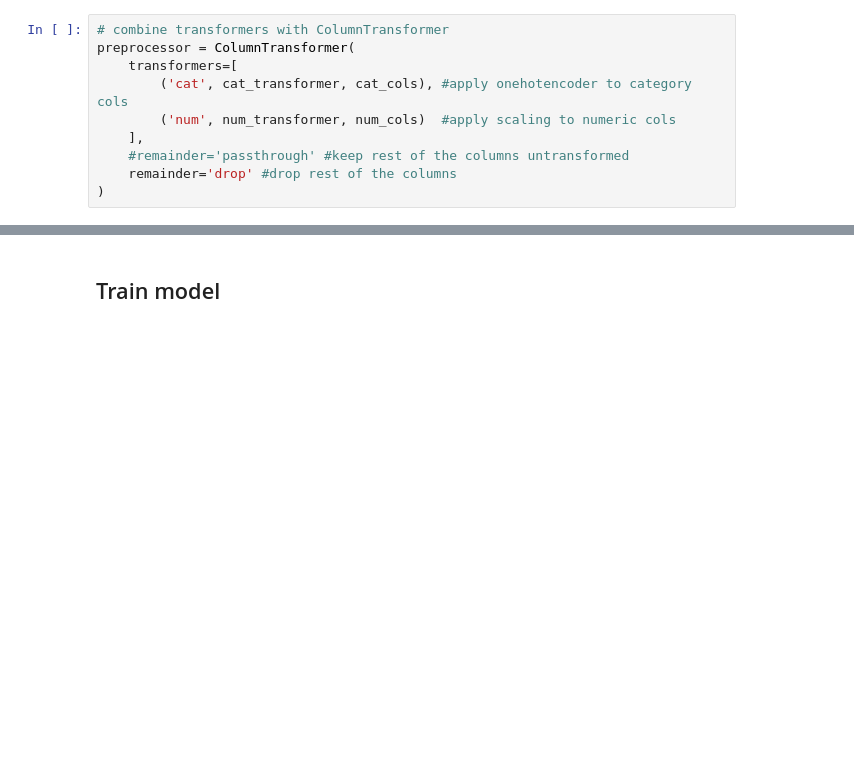
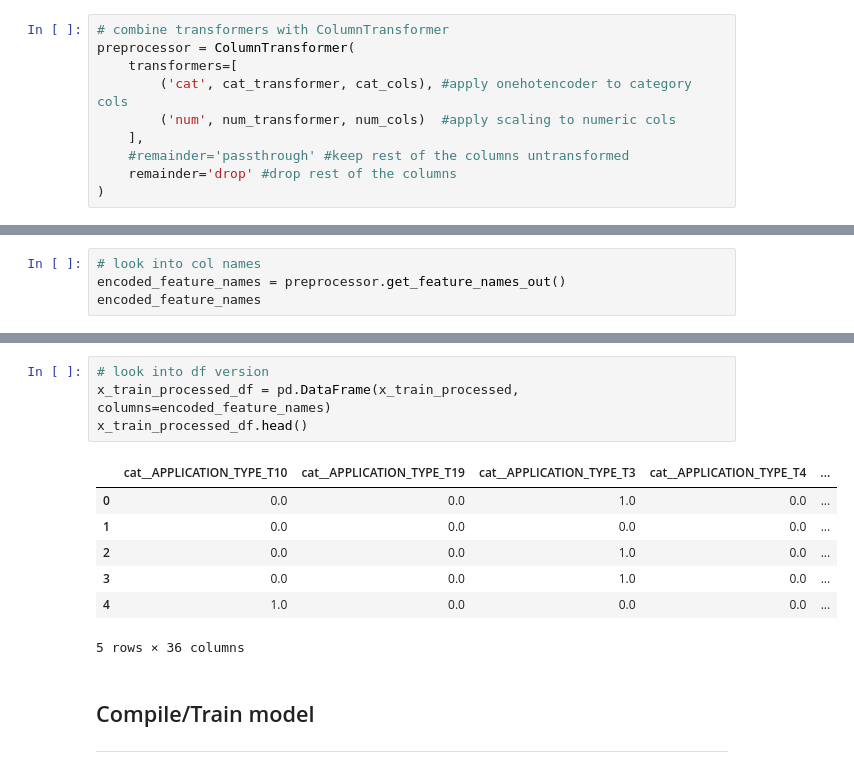
Before and after one commit to brianna-mitri/deep-learning-challenge, a Jupyter notebook: charity_nn_modeling.ipynb, the cells around one changed output, grey strips where cells are left out. Saved outputs shown, nothing was run; the diff lists cells and outputs as text; blank space fills up the shorter version.

```diff
--- a/charity_nn_modeling.ipynb
+++ b/charity_nn_modeling.ipynb
@@ -148,0 +171,4 @@ x_test_processed = preprocessor.transform(x_test)
+# %%
+# look into col names
+encoded_feature_names = preprocessor.get_feature_names_out()
+encoded_feature_names
@@ -149,2 +194,15 @@ x_test_processed = preprocessor.transform(x_test)
+# %%
+# look into df version
+x_train_processed_df = pd.DataFrame(x_train_processed, columns=encoded_feature_names)
+x_train_processed_df.head()
+# %% [output]
+|  | cat__APPLICATION_TYPE_T10 | cat__APPLICATION_TYPE_T19 | cat__APPLICATION_TYPE_T3 | cat__APPLICATION_TYPE_T4 | ... |
+| 0 | 0.0 | 0.0 | 1.0 | 0.0 | ... |
+| 1 | 0.0 | 0.0 | 0.0 | 0.0 | ... |
+| 2 | 0.0 | 0.0 | 1.0 | 0.0 | ... |
+| 3 | 0.0 | 0.0 | 1.0 | 0.0 | ... |
+| 4 | 1.0 | 0.0 | 0.0 | 0.0 | ... |
+5 rows × 36 columns
 # %% [markdown]
-## Train model
+## Compile/Train model
+---
```
Also changed, not shown: parts of 5 cells of this notebook.
